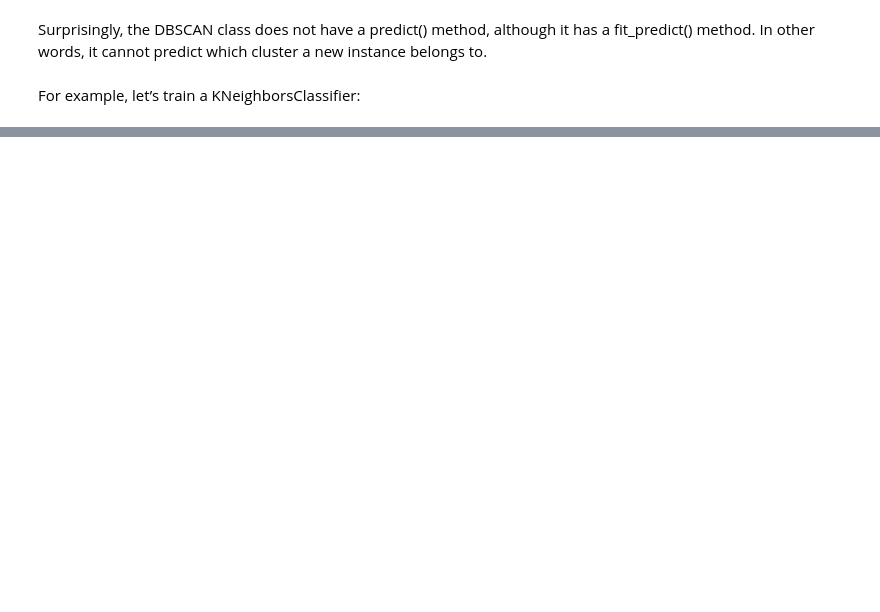
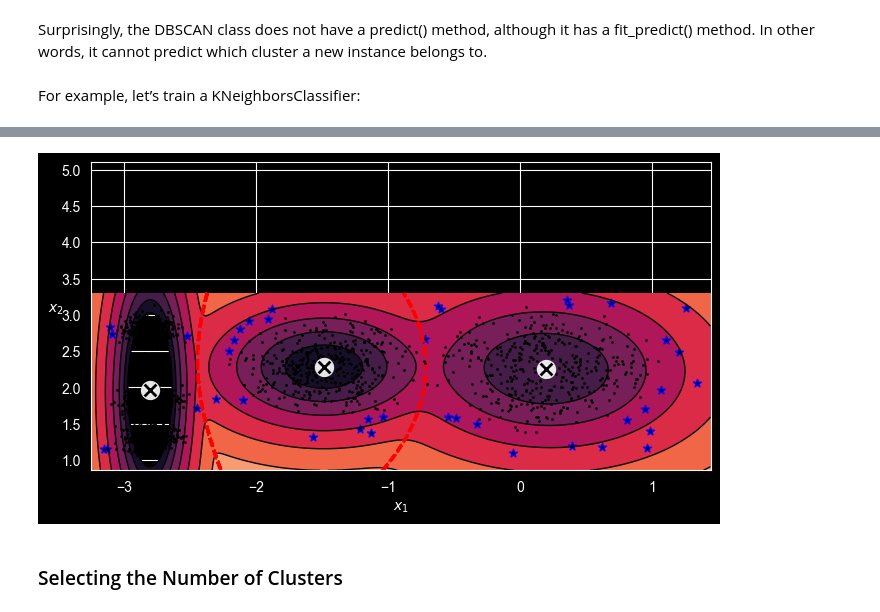
Before and after one commit to Harsh-Prajapati54/ML-Projects, a Jupyter notebook: Notebooks/Unsupervised_models.ipynb, the cells around one changed output, grey strips where cells are left out. Cells and saved outputs as stored; diff of their text form; code cells hidden in the pictures; blank space fills up the shorter version.

```diff
--- a/Notebooks/Unsupervised_models.ipynb
+++ b/Notebooks/Unsupervised_models.ipynb
@@ -486,0 +761,17 @@ y_pred.ravel()
+# %%
+denseties = gm.score_samples(X)
+denseties_thresold = np.percentile(denseties, 2)
+anomalies = X[denseties < denseties_thresold]
+# %%
+plt.figure(figsize=(8, 4))
+
+plot_gaussian_mixture(gm, X)
+plt.scatter(anomalies[:, 0], anomalies[:, 1], color='b', marker='*')
+plt.ylim(top=5.1)
+
+
+plt.show()
+# %% [output]
+[figure, added]
+# %% [markdown]
+### Selecting the Number of Clusters
```
Also changed, not shown: parts of 54 cells of this notebook, 1 other file.
